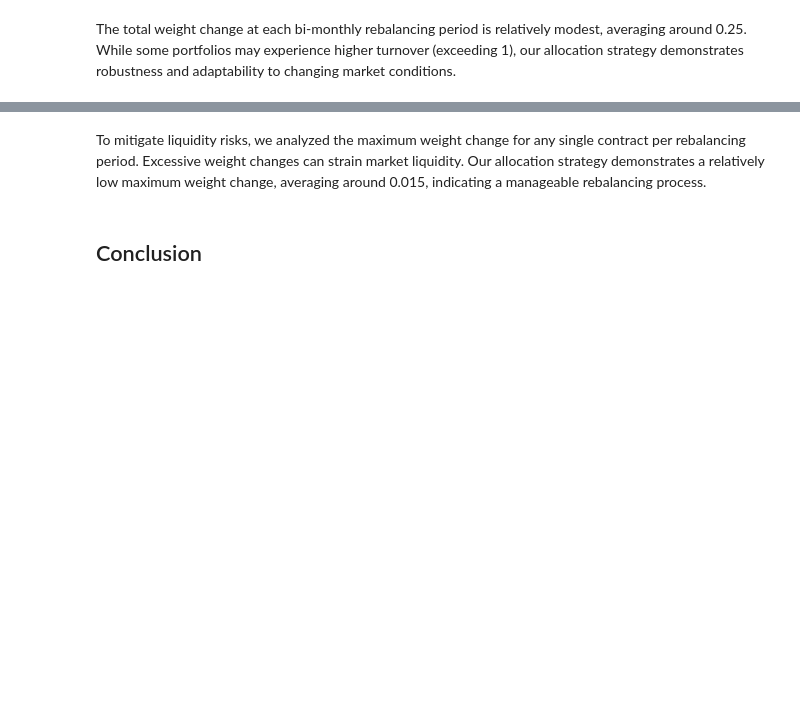
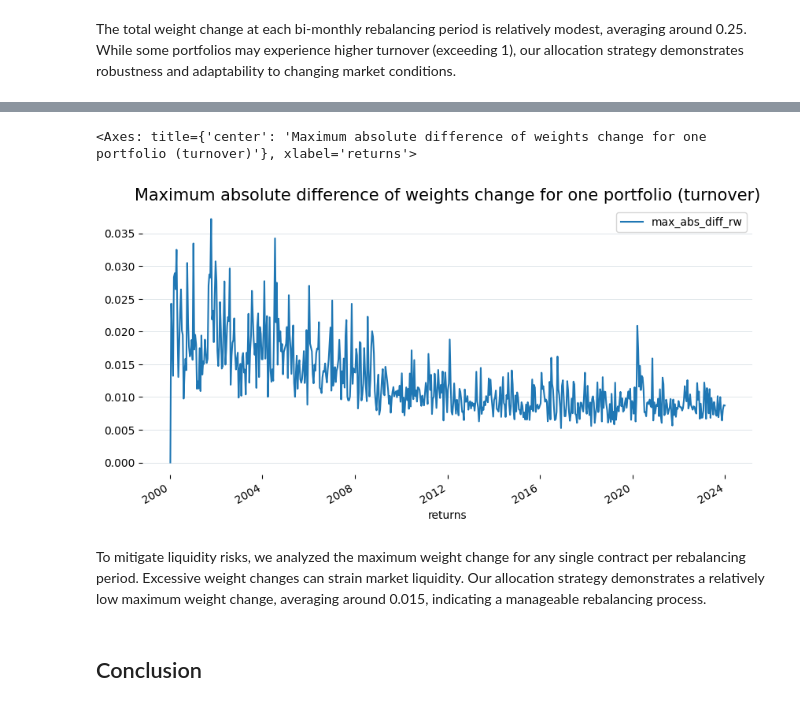
Before and after one commit to miccicheluca/factor_investing_diversification, a Jupyter notebook: notebook/portfolio_properties.ipynb, the cells around one changed output, grey strips where cells are left out. Cells and saved outputs as stored; diff of their text form; code cells hidden in the pictures; blank space fills up the shorter version.

```diff
--- a/notebook/portfolio_properties.ipynb
+++ b/notebook/portfolio_properties.ipynb
@@ -170,11 +197,12 @@ df_glob_alloc.pivot(index="date", on="name", values="rw_glob_model").with_column
 # %% [markdown]
 The total weight change at each bi-monthly rebalancing period is relatively modest, averaging around 0.25. While some portfolios may experience higher turnover (exceeding 1), our allocation strategy demonstrates robustness and adaptability to changing market conditions.
 # %%
+fig, ax = plt.subplots(ncols=1, nrows=1, figsize=(10, 5))
+
 df_glob_alloc.pivot(index="date", on="name", values="rw_glob_model").with_columns(
     pl.max_horizontal(pl.all().exclude("date").diff().abs().fill_null(0)).alias("max_abs_diff_rw")
-).select(["date", "max_abs_diff_rw"]).plot(
-    x="date",
-    y="max_abs_diff_rw",
-    title="Maximum absolute difference of weights change for one portfolio (turnover)",
-)
+).select(["date", "max_abs_diff_rw"]).to_pandas().set_index("date").plot(ax=ax)
+ax.set_title("Maximum absolute difference of weights change for one portfolio (turnover)", size=15)
+ax.set_xlabel("returns")
+set_layout(ax=ax)
 # %% [output]
@@ -182,3 +209,5 @@ df_glob_alloc.pivot(index="date", on="name", values="rw_glob_model").with_column
+<Axes: title={'center': 'Maximum absolute difference of weights change for one portfolio (turnover)'}, xlabel='returns'>
+[figure, added]
 # %% [markdown]
 To mitigate liquidity risks, we analyzed the maximum weight change for any single contract per rebalancing period. Excessive weight changes can strain market liquidity. Our allocation strategy demonstrates a relatively low maximum weight change, averaging around 0.015, indicating a manageable rebalancing process.
 # %% [markdown]
```
Also changed, not shown: parts of 4 cells of this notebook, 1 other file.
